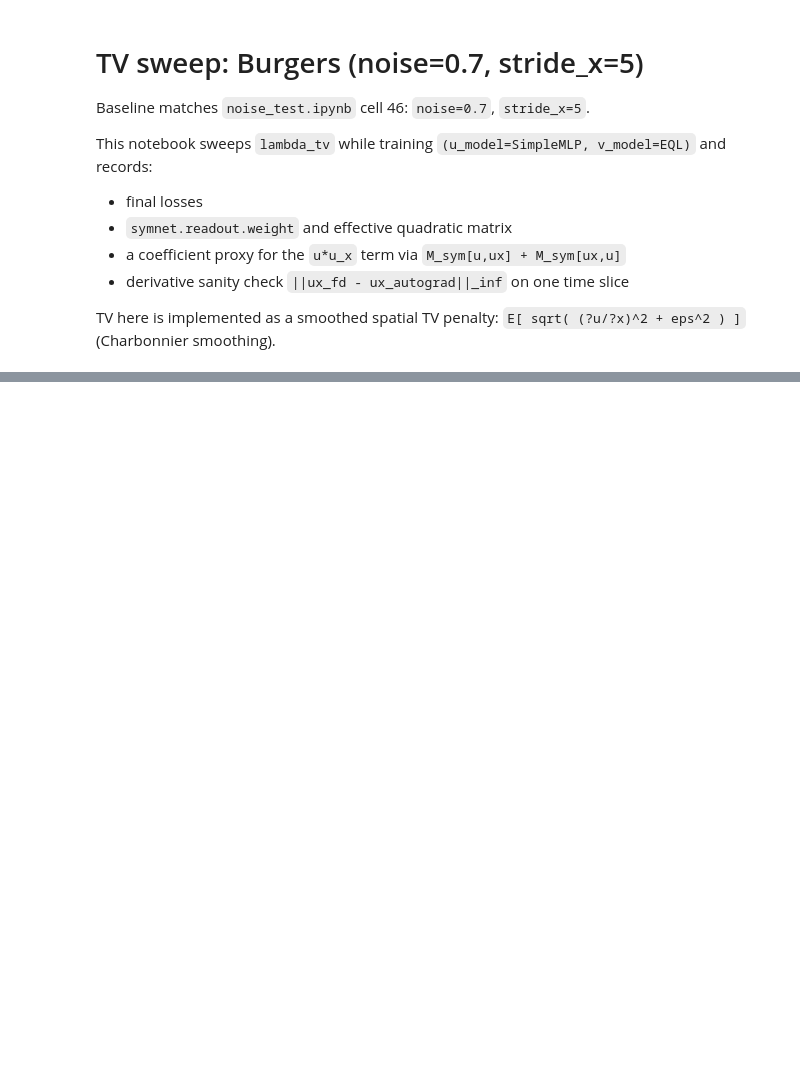
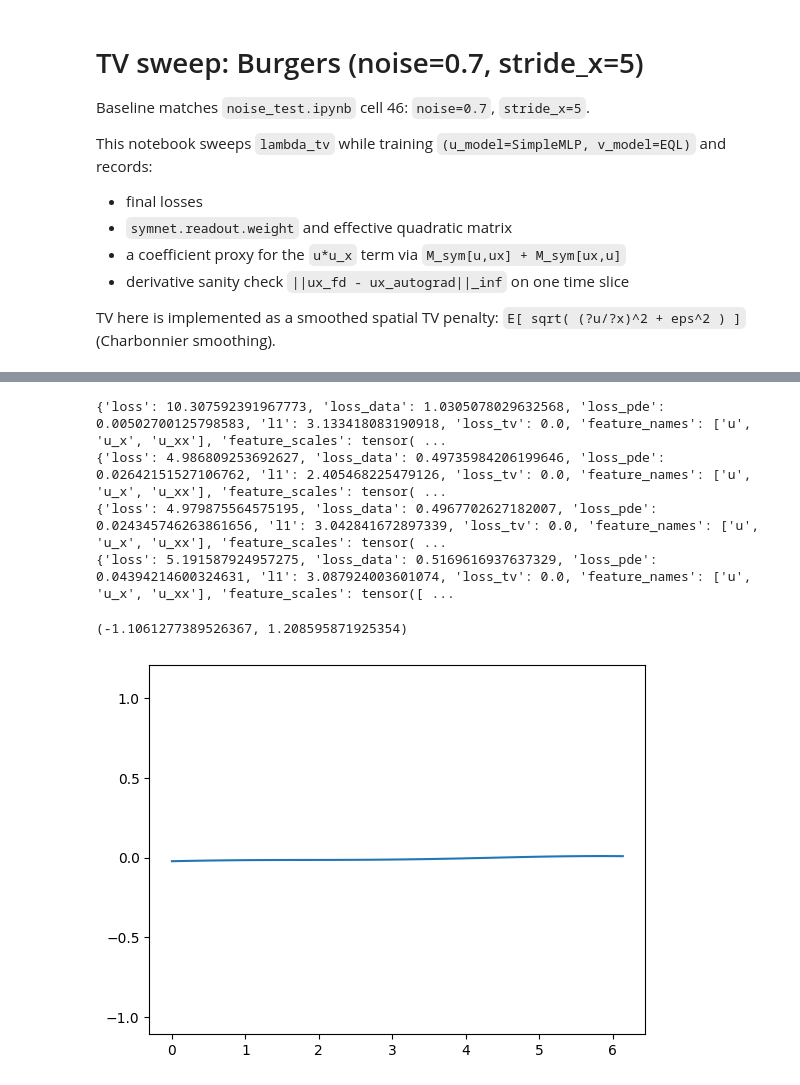
Before and after one commit to ryuFromCaillou/pde_stuff, a Jupyter notebook: notebook/tv_test.ipynb, the cells around one changed output, grey strips where cells are left out. Drawn from its saved outputs; the diff is of its cells as text; code cells hidden in the pictures; blank space fills up the shorter version.

```diff
--- a/notebook/tv_test.ipynb
+++ b/notebook/tv_test.ipynb
@@ -33,8 +33,8 @@ device = torch.device('cpu')
 
 noise = 0.7
 nu = 0.02
-stride_t = 1
-stride_x = 5
+stride_t = 10
+stride_x = 10
 part_num = 1
 which_part = 1
 seed = SEED
@@ -51,7 +51,7 @@ lam_reg = 0.0
 lam_data = 10.0
 
 # Sweep these:
-lambda_tv_values = [0.0, 1e-6, 1e-5, 1e-4, 1e-3, 1e-2, 1e-1, 1.0]
+lambda_tv_values = [0.0, 1e-5, 1e-3, 1e-1, 1.0]
 
 # Fix activation to isolate TV effect (change if you want):
 ACT = mlps.Sin
@@ -309,0 +169,29 @@ plt.show()
+# %%
+snap_u = []
+snap_meta = []
+snap_step=10
+read_step=1000
+
+# fixed eval tensors
+x_grid = np.unique(x_np)
+x_eval = torch.tensor(x_grid, dtype=torch.float32, device=device).unsqueeze(1)
+t_k = float(np.unique(t_np)[-2])  # or pick explicitly
+t_eval = torch.full_like(x_eval, t_k)
+
+for step in range(4000):
+    t,x,u_noisy,u_clean = hlprs.make_batch(batch_size=batch_size,t_torch=t_torch,x_torch=x_torch,y_noisy=y_noisy_torch,y_clean=y_clean_torch)
+    out = train.step(t=t,x=x,u_noisy=u_noisy,u_clean=u_clean)
+    if step%read_step==0:
+        print(out)
+    if step%snap_step==0:
+        with torch.no_grad():
+            u_eval = train.u(t_eval, x_eval).detach().cpu().numpy().ravel()
+        snap_u.append(u_eval)
+        snap_meta.append((step, out["loss_data"], out["loss_pde"]))
+# %% [output]
+{'loss': 10.307592391967773, 'loss_data': 1.0305078029632568, 'loss_pde': 0.00502700125798583, 'l1': 3.133418083190918, 'loss_tv': 0.0, 'feature_names': ['u', 'u_x', 'u_xx'], 'feature_scales': tensor( ...
+{'loss': 4.986809253692627, 'loss_data': 0.49735984206199646, 'loss_pde': 0.02642151527106762, 'l1': 2.405468225479126, 'loss_tv': 0.0, 'feature_names': ['u', 'u_x', 'u_xx'], 'feature_scales': tensor( ...
+{'loss': 4.979875564575195, 'loss_data': 0.4967702627182007, 'loss_pde': 0.024345746263861656, 'l1': 3.042841672897339, 'loss_tv': 0.0, 'feature_names': ['u', 'u_x', 'u_xx'], 'feature_scales': tensor( ...
+{'loss': 5.191587924957275, 'loss_data': 0.5169616937637329, 'loss_pde': 0.04394214600324631, 'l1': 3.087924003601074, 'loss_tv': 0.0, 'feature_names': ['u', 'u_x', 'u_xx'], 'feature_scales': tensor([ ...
+(-1.1061277389526367, 1.208595871925354)
+[figure, added]
```
Also changed, not shown: parts of 11 cells of this notebook, 43 other files.
